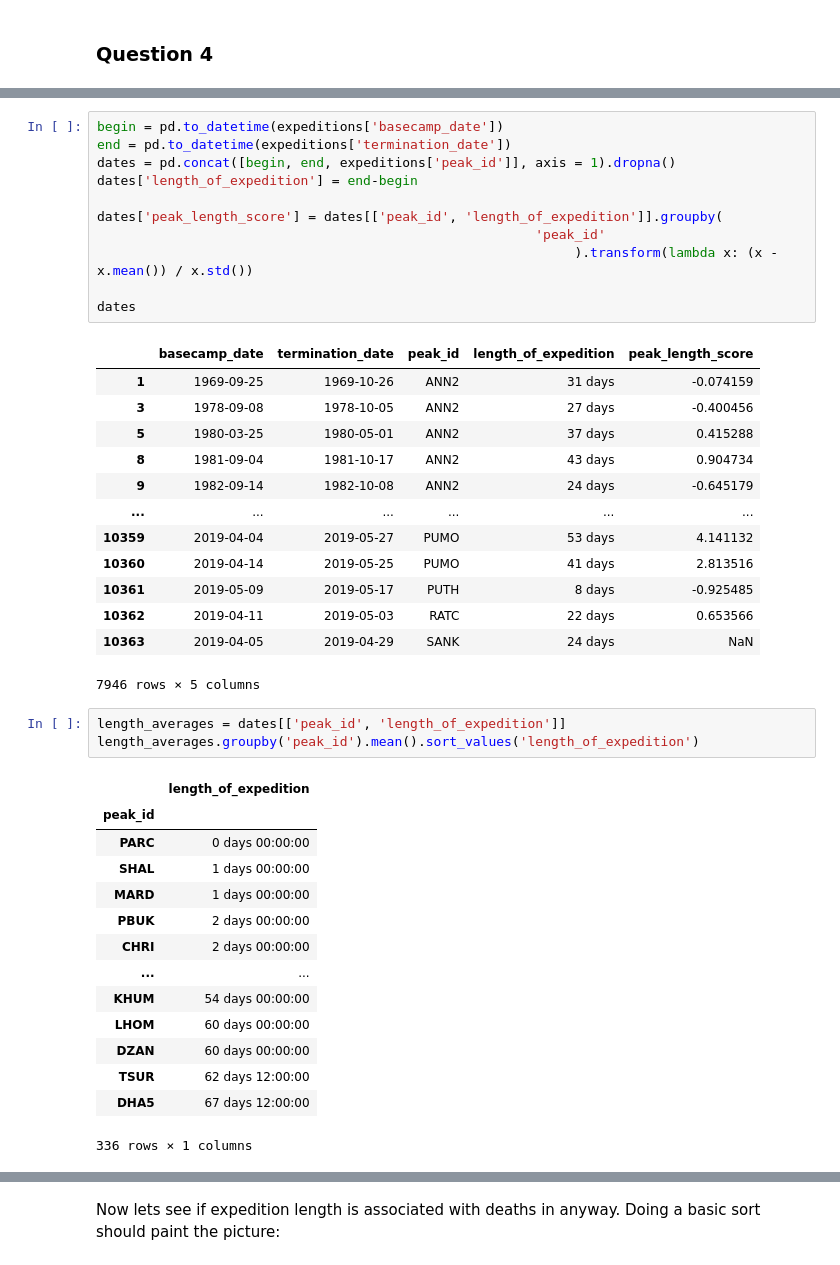
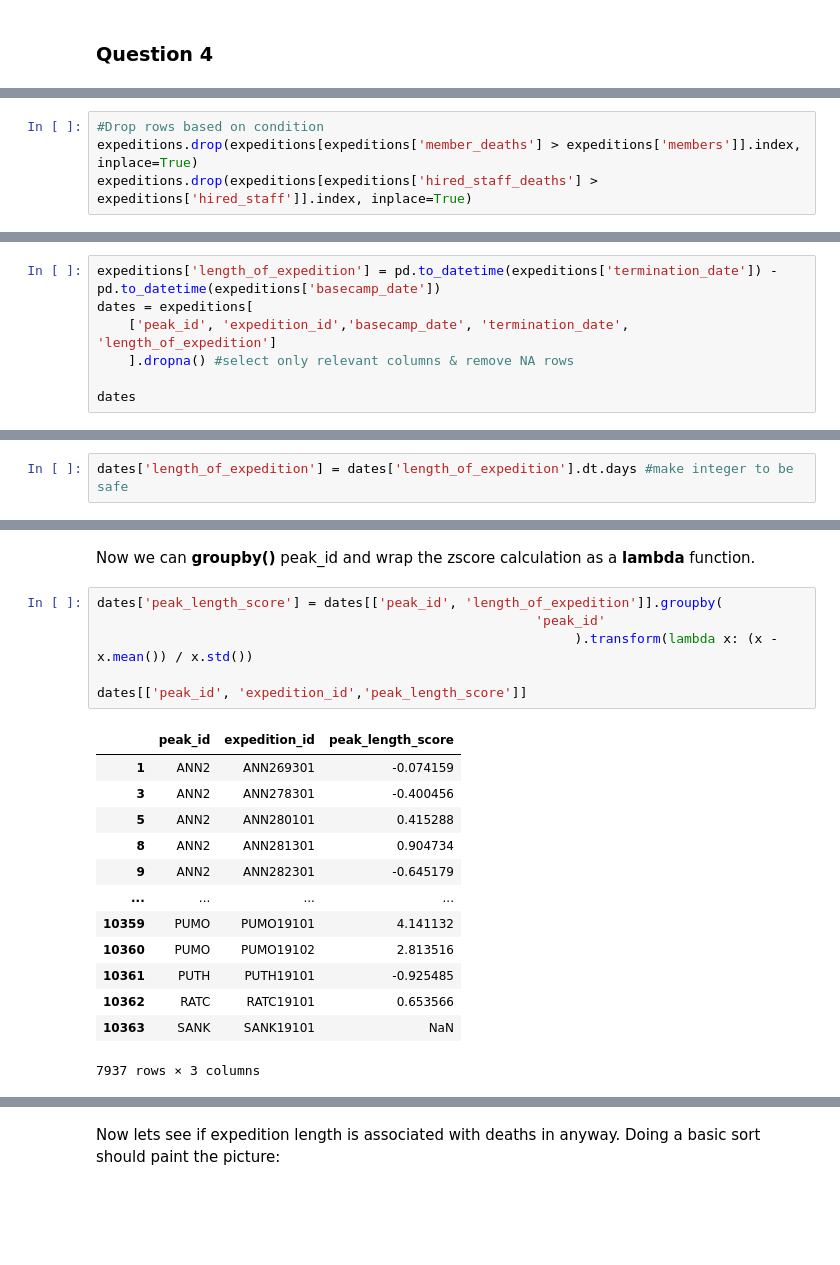
Before and after one commit to QMSS-G5072-2022/Rudoff_Jackson, a Jupyter notebook: hw02/HW2 - Jackson_Rudoff.ipynb, the cells around one changed output, grey strips where cells are left out. Drawn from its saved outputs; the diff is of its cells as text; blank space fills up the shorter version.

```diff
--- a/hw02/HW2 - Jackson_Rudoff.ipynb
+++ b/hw02/HW2 - Jackson_Rudoff.ipynb
@@ -147,0 +142,4 @@ dtype: float64
+# %%
+#Drop rows based on condition
+expeditions.drop(expeditions[expeditions['member_deaths'] > expeditions['members']].index, inplace=True)
+expeditions.drop(expeditions[expeditions['hired_staff_deaths'] > expeditions['hired_staff']].index, inplace=True)
@@ -203,0 +214,7 @@ summarized_exped
+# %%
+expeditions['length_of_expedition'] = pd.to_datetime(expeditions['termination_date']) - pd.to_datetime(expeditions['basecamp_date'])
+dates = expeditions[
+    ['peak_id', 'expedition_id','basecamp_date', 'termination_date', 'length_of_expedition']
+    ].dropna() #select only relevant columns & remove NA rows
+
+dates
@@ -203,0 +237,2 @@ summarized_exped
+# %%
+dates['length_of_expedition'] = dates['length_of_expedition'].dt.days #make integer to be safe
@@ -204,43 +255,22 @@ summarized_exped
+# %% [markdown]
+Now we can **groupby()** peak_id and wrap the zscore calculation as a **lambda** function.
 # %%
-begin = pd.to_datetime(expeditions['basecamp_date'])
-end = pd.to_datetime(expeditions['termination_date'])
-dates = pd.concat([begin, end, expeditions['peak_id']], axis = 1).dropna()
-dates['length_of_expedition'] = end-begin
-
 dates['peak_length_score'] = dates[['peak_id', 'length_of_expedition']].groupby(
                                                         'peak_id'
                                                              ).transform(lambda x: (x - x.mean()) / x.std())
 
-dates
+dates[['peak_id', 'expedition_id','peak_length_score']]
 # %% [output]
-|  | basecamp_date | termination_date | peak_id | length_of_expedition | peak_length_score |
-| 1 | 1969-09-25 | 1969-10-26 | ANN2 | 31 days | -0.074159 |
-| 3 | 1978-09-08 | 1978-10-05 | ANN2 | 27 days | -0.400456 |
-| 5 | 1980-03-25 | 1980-05-01 | ANN2 | 37 days | 0.415288 |
-| 8 | 1981-09-04 | 1981-10-17 | ANN2 | 43 days | 0.904734 |
-| 9 | 1982-09-14 | 1982-10-08 | ANN2 | 24 days | -0.645179 |
-| ... | ... | ... | ... | ... | ... |
-| 10359 | 2019-04-04 | 2019-05-27 | PUMO | 53 days | 4.141132 |
-| 10360 | 2019-04-14 | 2019-05-25 | PUMO | 41 days | 2.813516 |
-| 10361 | 2019-05-09 | 2019-05-17 | PUTH | 8 days | -0.925485 |
-| 10362 | 2019-04-11 | 2019-05-03 | RATC | 22 days | 0.653566 |
-| 10363 | 2019-04-05 | 2019-04-29 | SANK | 24 days | NaN |
+|  | peak_id | expedition_id | peak_length_score |
+| 1 | ANN2 | ANN269301 | -0.074159 |
+| 3 | ANN2 | ANN278301 | -0.400456 |
+| 5 | ANN2 | ANN280101 | 0.415288 |
+| 8 | ANN2 | ANN281301 | 0.904734 |
+| 9 | ANN2 | ANN282301 | -0.645179 |
+| ... | ... | ... | ... |
+| 10359 | PUMO | PUMO19101 | 4.141132 |
+| 10360 | PUMO | PUMO19102 | 2.813516 |
+| 10361 | PUTH | PUTH19101 | -0.925485 |
+| 10362 | RATC | RATC19101 | 0.653566 |
+| 10363 | SANK | SANK19101 | NaN |
-7946 rows × 5 columns
+7937 rows × 3 columns
-# %%
-length_averages = dates[['peak_id', 'length_of_expedition']]
-length_averages.groupby('peak_id').mean().sort_values('length_of_expedition')
-# %% [output]
-|  | length_of_expedition |
-| peak_id |  |
-| PARC | 0 days 00:00:00 |
-| SHAL | 1 days 00:00:00 |
-| MARD | 1 days 00:00:00 |
-| PBUK | 2 days 00:00:00 |
-| CHRI | 2 days 00:00:00 |
-| ... | ... |
-| KHUM | 54 days 00:00:00 |
-| LHOM | 60 days 00:00:00 |
-| DZAN | 60 days 00:00:00 |
-| TSUR | 62 days 12:00:00 |
-| DHA5 | 67 days 12:00:00 |
-336 rows × 1 columns
```
Also changed, not shown: parts of 37 cells of this notebook, 4 other files.
